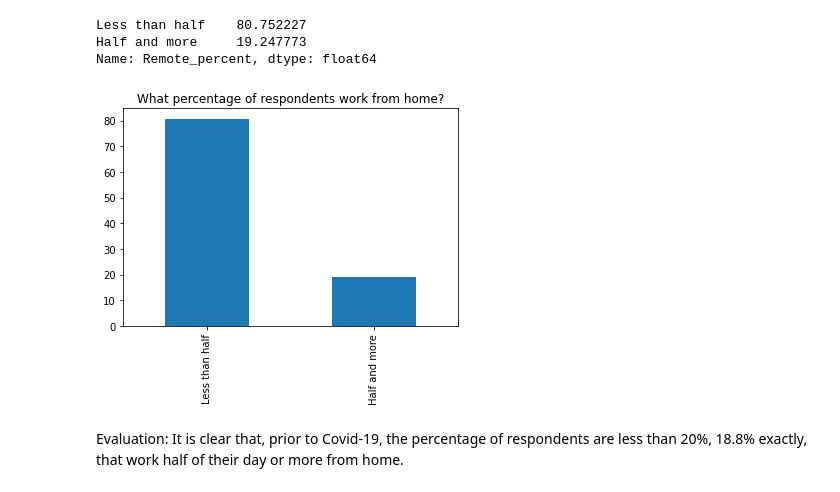
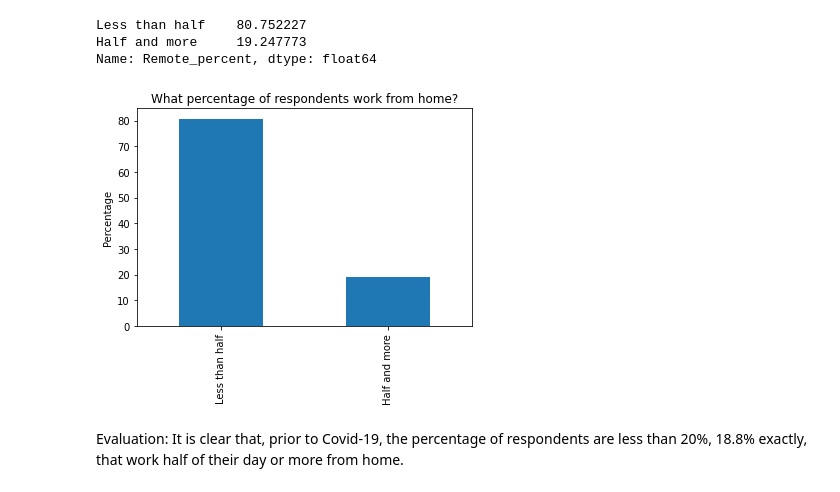
Before and after one commit to JakePython/Udacity-Blog, a Jupyter notebook: Udacity Blog Remote working.ipynb, the cells around one changed output. Cells and saved outputs as stored; diff of their text form; code cells hidden in the pictures.

```diff
--- a/Udacity Blog Remote working.ipynb
+++ b/Udacity Blog Remote working.ipynb
@@ -195,8 +195,9 @@ Name: Remote_percent, dtype: float64
 # %%
 df_emp_filt['Remote_percent'].value_counts(normalize=True).mul(100).plot(kind='bar');
 plt.title("What percentage of respondents work from home?");
+plt.ylabel('Percentage');
 # %% [output]
-[figure, old version]
+[figure, new version]
 # %% [markdown]
 Evaluation: It is clear that, prior to Covid-19, the percentage of respondents are less than 20%, 18.8% exactly, that work half of their day or more from home.
 # %% [markdown]
```
Also changed, not shown: parts of 20 cells of this notebook.
